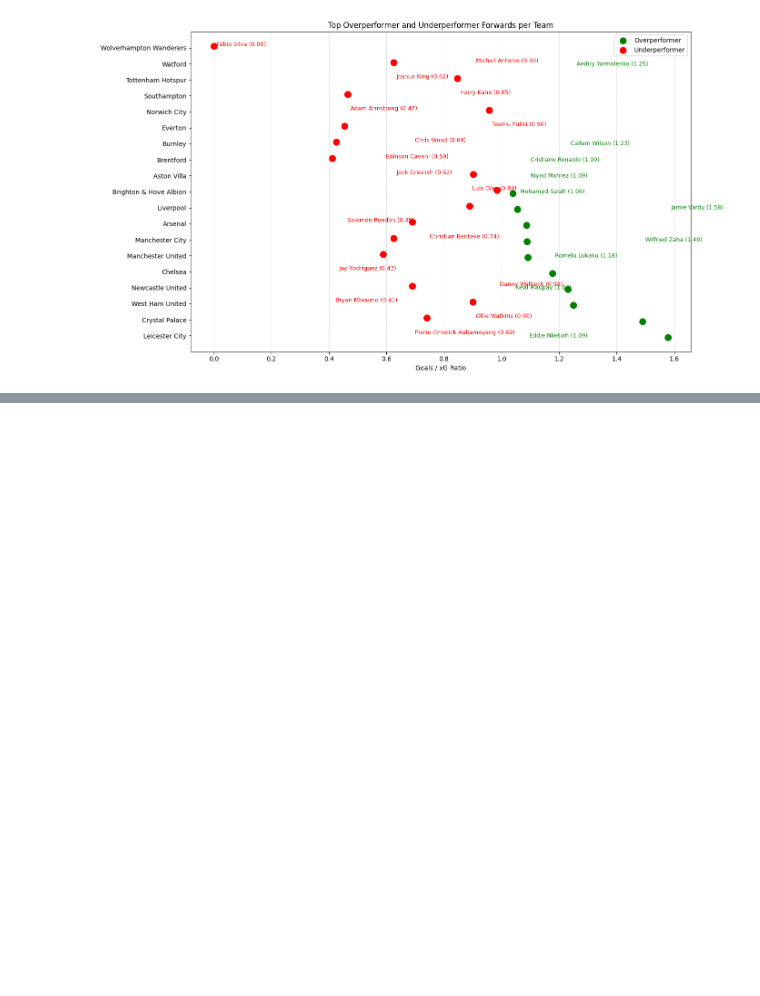
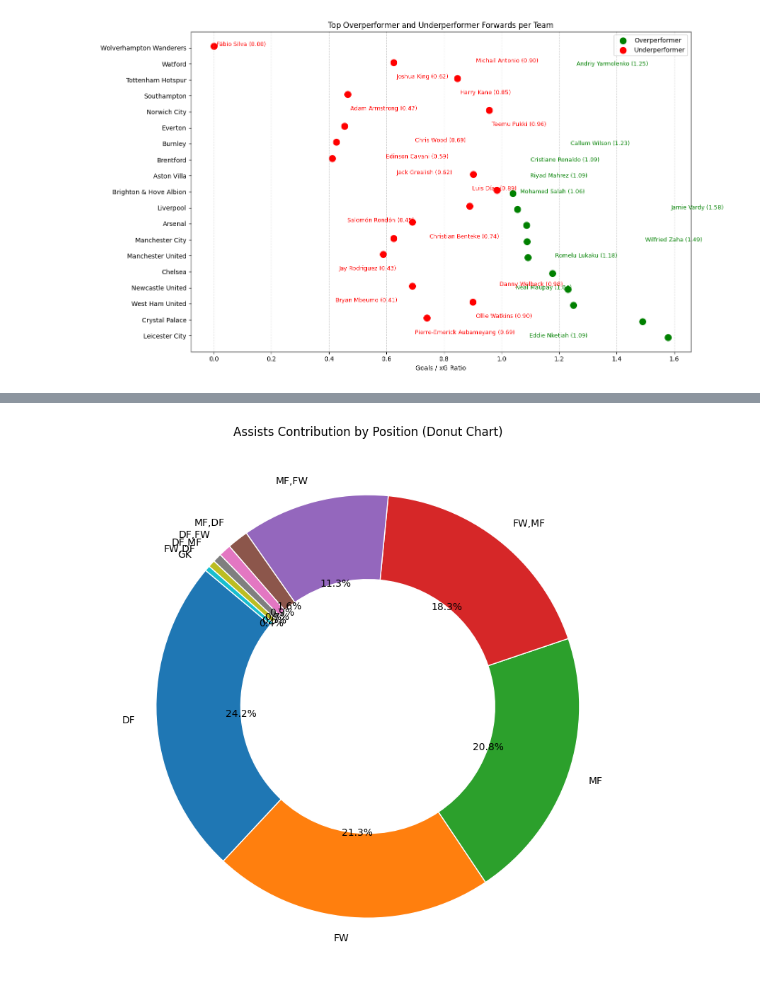
Before and after one commit to umakrishna-2002/PL-Data-Analytics, a Jupyter notebook: DSipynb.ipynb, the cells around one changed output, grey strips where cells are left out. Cells and saved outputs as stored; diff of their text form; code cells hidden in the pictures; blank space fills up the shorter version.

```diff
--- a/DSipynb.ipynb
+++ b/DSipynb.ipynb
@@ -782,0 +843,21 @@ plt.show()
+# %%
+assists_per_position = df.groupby('Pos')['Ast'].sum().reset_index().sort_values(by='Ast', ascending=False)
+
+# Step 2: Donut chart
+labels = assists_per_position['Pos']
+sizes = assists_per_position['Ast']
+
+plt.figure(figsize=(8, 8))
+wedges, texts, autotexts = plt.pie(
+    sizes,
+    labels=labels,
+    autopct='%1.1f%%',
+    startangle=140,
+    wedgeprops=dict(width=0.4, edgecolor='w')
+)
+
+plt.title('Assists Contribution by Position (Donut Chart)')
+plt.tight_layout()
+plt.show()
+# %% [output]
+[figure, added]
```
Also changed, not shown: parts of 7 cells of this notebook.
